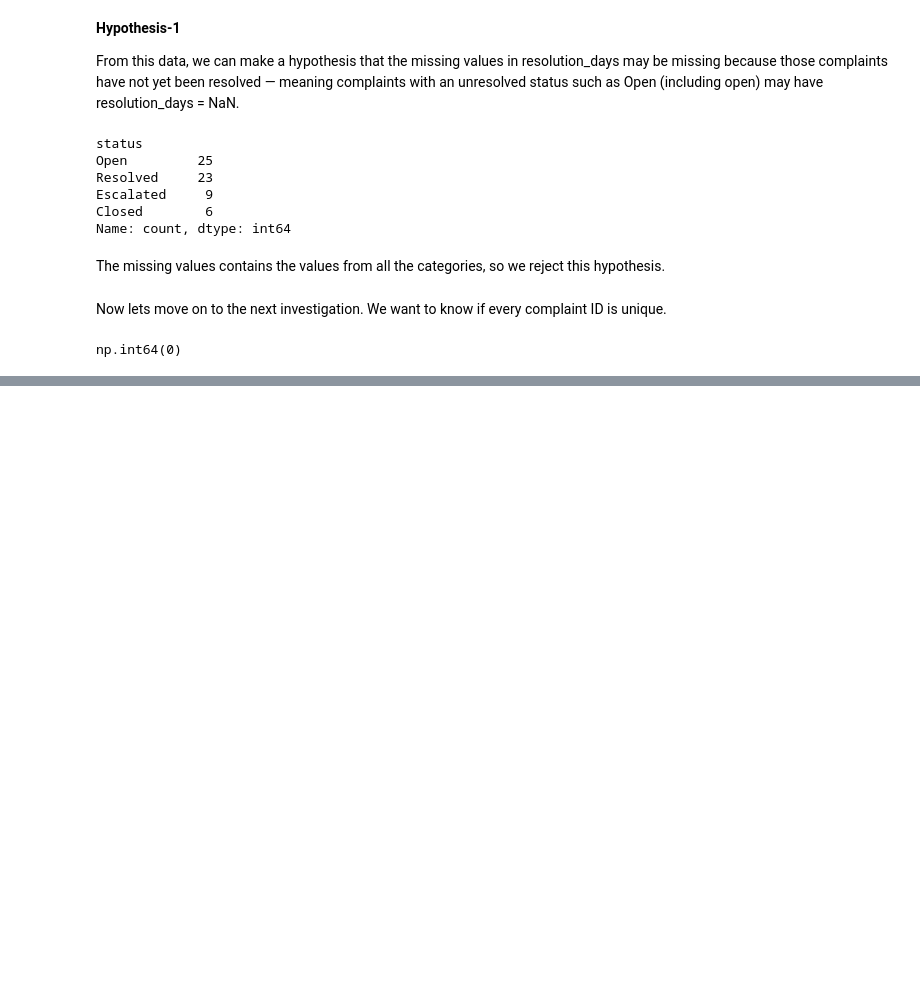
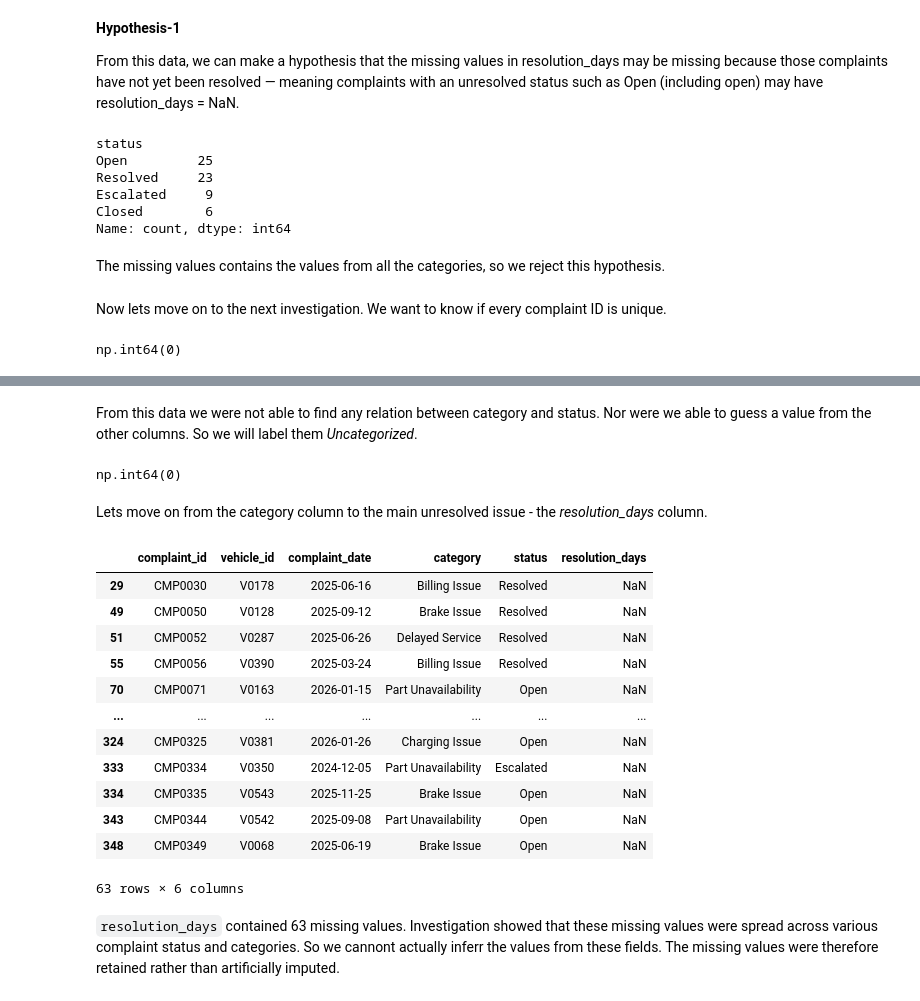
Before and after one commit to Namishkaushik/Projects, a Jupyter notebook: Project-4 Vulcan/clean_data.ipynb, the cells around one changed output, grey strips where cells are left out. Saved outputs shown, nothing was run; the diff lists cells and outputs as text; code cells hidden in the pictures; blank space fills up the shorter version.

```diff
--- a/Project-4 Vulcan/clean_data.ipynb
+++ b/Project-4 Vulcan/clean_data.ipynb
@@ -97,7 +99,7 @@ There are same categories that are being treated different just because they are
 # %%
 complaints_clean = complaints.copy()
 
-complaints_clean['status'] = complaints['status'].str.strip().str.capitalize()
+complaints_clean['status'] = complaints_clean['status'].str.strip().str.capitalize()
 # %%
 complaints_clean['status'].value_counts()
 # %% [output]
@@ -136,0 +161,2 @@ Lets check the
+# %%
+complaints_clean['complaint_date'] = pd.to_datetime(complaints_clean['complaint_date'])
@@ -136,0 +197,28 @@ Lets check the
+# %% [markdown]
+From this data we were not able to find any relation between category and status. Nor were we able to guess a value from the other columns. So we will label them *Uncategorized*.
+# %%
+complaints_clean['category'] = complaints_clean['category'].fillna('Uncategorized')
+# %%
+complaints_clean['category'].isna().sum()
+# %% [output]
+np.int64(0)
+# %% [markdown]
+Lets move on from the category column to the main unresolved issue - the *resolution_days* column.
+# %%
+complaints_clean[complaints_clean['resolution_days'].isna()]
+# %% [output]
+|  | complaint_id | vehicle_id | complaint_date | category | status | resolution_days |
+| 29 | CMP0030 | V0178 | 2025-06-16 | Billing Issue | Resolved | NaN |
+| 49 | CMP0050 | V0128 | 2025-09-12 | Brake Issue | Resolved | NaN |
+| 51 | CMP0052 | V0287 | 2025-06-26 | Delayed Service | Resolved | NaN |
+| 55 | CMP0056 | V0390 | 2025-03-24 | Billing Issue | Resolved | NaN |
+| 70 | CMP0071 | V0163 | 2026-01-15 | Part Unavailability | Open | NaN |
+| ... | ... | ... | ... | ... | ... | ... |
+| 324 | CMP0325 | V0381 | 2026-01-26 | Charging Issue | Open | NaN |
+| 333 | CMP0334 | V0350 | 2024-12-05 | Part Unavailability | Escalated | NaN |
+| 334 | CMP0335 | V0543 | 2025-11-25 | Brake Issue | Open | NaN |
+| 343 | CMP0344 | V0542 | 2025-09-08 | Part Unavailability | Open | NaN |
+| 348 | CMP0349 | V0068 | 2025-06-19 | Brake Issue | Open | NaN |
+63 rows × 6 columns
+# %% [markdown]
+`resolution_days` contained 63 missing values. Investigation showed that these missing values were spread across various complaint status and categories. So we cannont actually inferr the values from these fields. The missing values were therefore retained rather than artificially imputed.
```
Also changed, not shown: parts of 25 cells of this notebook.
